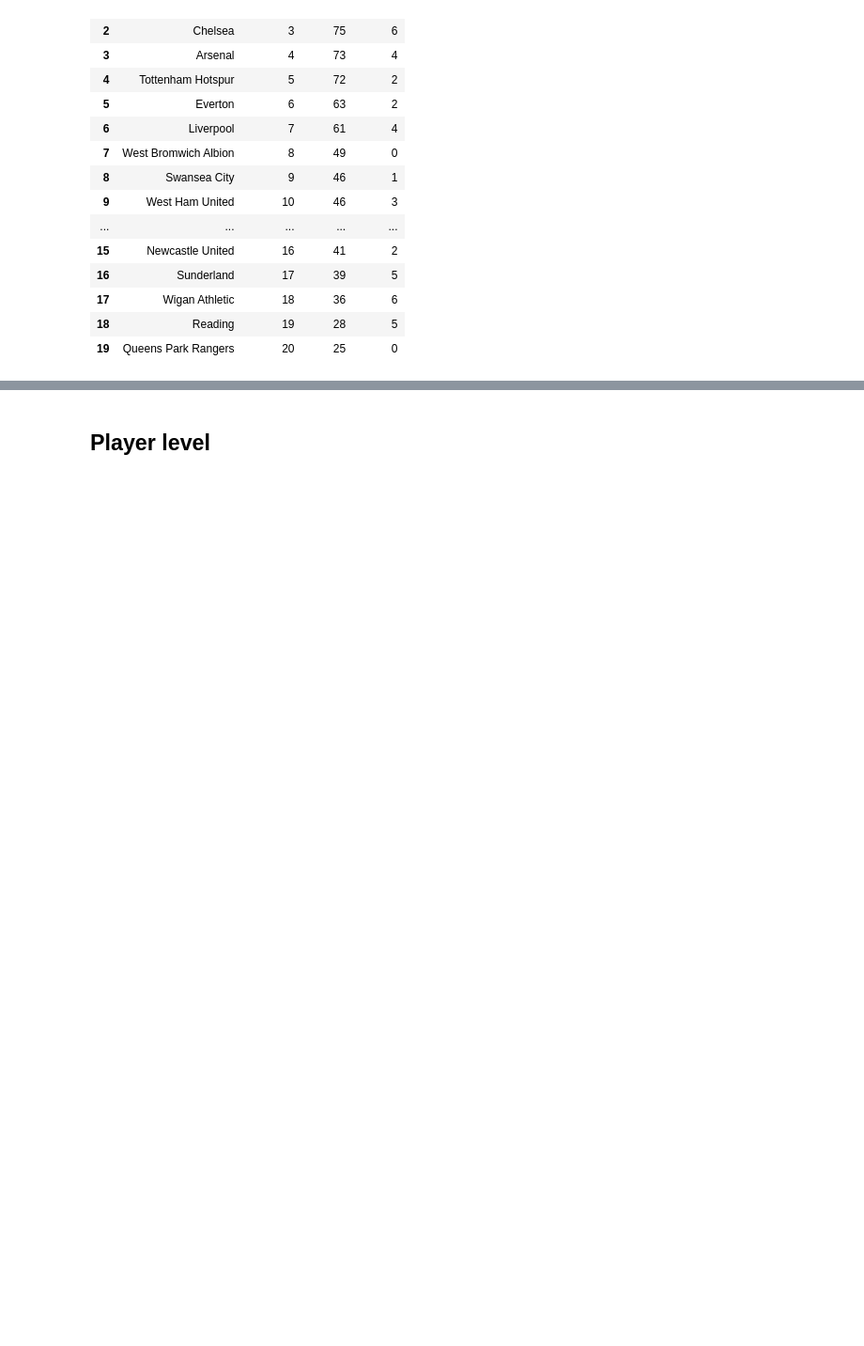
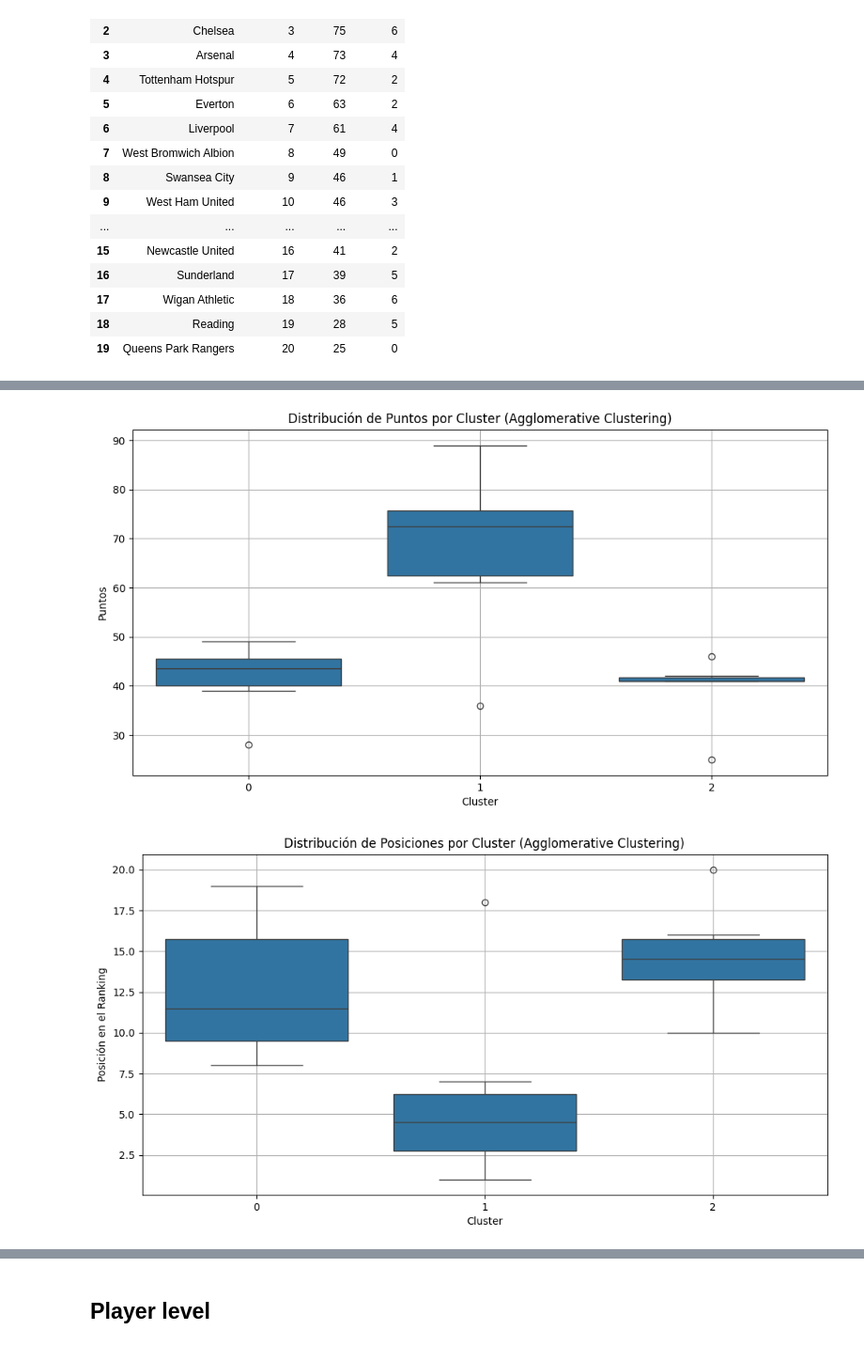
Before and after one commit to luisalawson/soccer_defense_analysis, a Jupyter notebook: RedNeuronalFutbol.ipynb, the cells around one changed output, grey strips where cells are left out. Shown at 94% size. Drawn from its saved outputs; the diff is of its cells as text; code cells hidden in the pictures; blank space fills up the shorter version.

```diff
--- a/RedNeuronalFutbol.ipynb
+++ b/RedNeuronalFutbol.ipynb
@@ -373,0 +422,12 @@ merged_data
+# %%
+# Cargar el archivo de ranking de equipos
+ranking_data = pd.read_excel('/Users/pgule/Documents/soccer_defense_analysis/Ranking.xlsx')
+
+# Crear el DataFrame de clusters con los nuevos resultados
+clusters_df = pd.DataFrame(list(team_clusters.items()), columns=['Equipo', 'Cluster'])
+
+# Combinar los datos de ranking con los resultados de clustering
+merged_data = pd.merge(ranking_data, clusters_df, on='Equipo', how='left')
+
+# Mostrar el DataFrame combinado
+merged_data
@@ -373,0 +452,24 @@ merged_data
+# %%
+import matplotlib.pyplot as plt
+import seaborn as sns
+
+# Distribución de Puntos por Cluster
+plt.figure(figsize=(12, 6))
+sns.boxplot(x='Cluster', y='Puntos', data=merged_data)
+plt.title('Distribución de Puntos por Cluster (Agglomerative Clustering)')
+plt.xlabel('Cluster')
+plt.ylabel('Puntos')
+plt.grid()
+plt.show()
+
+# Distribución de Posiciones por Cluster
+plt.figure(figsize=(12, 6))
+sns.boxplot(x='Cluster', y='Posicion', data=merged_data)
+plt.title('Distribución de Posiciones por Cluster (Agglomerative Clustering)')
+plt.xlabel('Cluster')
+plt.ylabel('Posición en el Ranking')
+plt.grid()
+plt.show()
+# %% [output]
+[figure, added]
+[figure, added]
```
Also changed, not shown: parts of 11 cells of this notebook.
